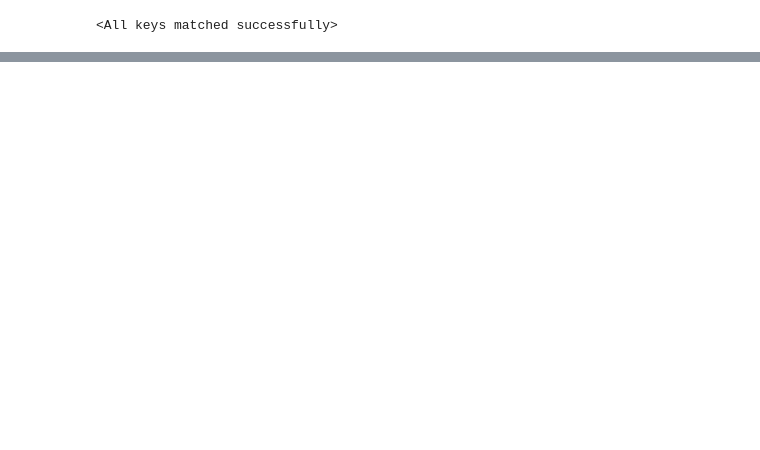
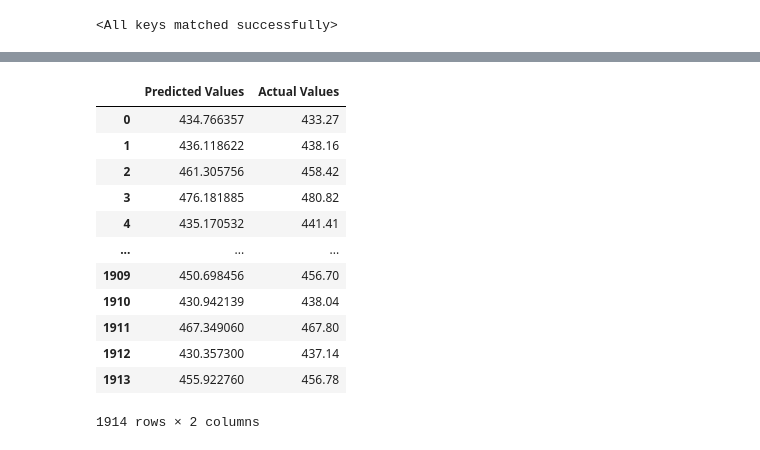
Before and after one commit to ritvikabafna/ai, a Jupyter notebook: ApnaCollegePrime/DeepLearning/02ANNRegression.ipynb, the cells around one changed output, grey strips where cells are left out. Cells and saved outputs as stored; diff of their text form; code cells hidden in the pictures; blank space fills up the shorter version.

```diff
--- a/ApnaCollegePrime/DeepLearning/02ANNRegression.ipynb
+++ b/ApnaCollegePrime/DeepLearning/02ANNRegression.ipynb
@@ -169,0 +186,19 @@ with torch.no_grad():
+# %%
+predicted_df = pd.DataFrame(test_pred.numpy(), columns=["Predicted Values"])
+actual_df = pd.DataFrame(y_test.values, columns=["Actual Values"])
+
+pd.concat([predicted_df, actual_df], axis=1)
+# %% [output]
+|  | Predicted Values | Actual Values |
+| 0 | 434.766357 | 433.27 |
+| 1 | 436.118622 | 438.16 |
+| 2 | 461.305756 | 458.42 |
+| 3 | 476.181885 | 480.82 |
+| 4 | 435.170532 | 441.41 |
+| ... | ... | ... |
+| 1909 | 450.698456 | 456.70 |
+| 1910 | 430.942139 | 438.04 |
+| 1911 | 467.349060 | 467.80 |
+| 1912 | 430.357300 | 437.14 |
+| 1913 | 455.922760 | 456.78 |
+1914 rows × 2 columns
```
Also changed, not shown: parts of 4 cells of this notebook, 4 other files.
